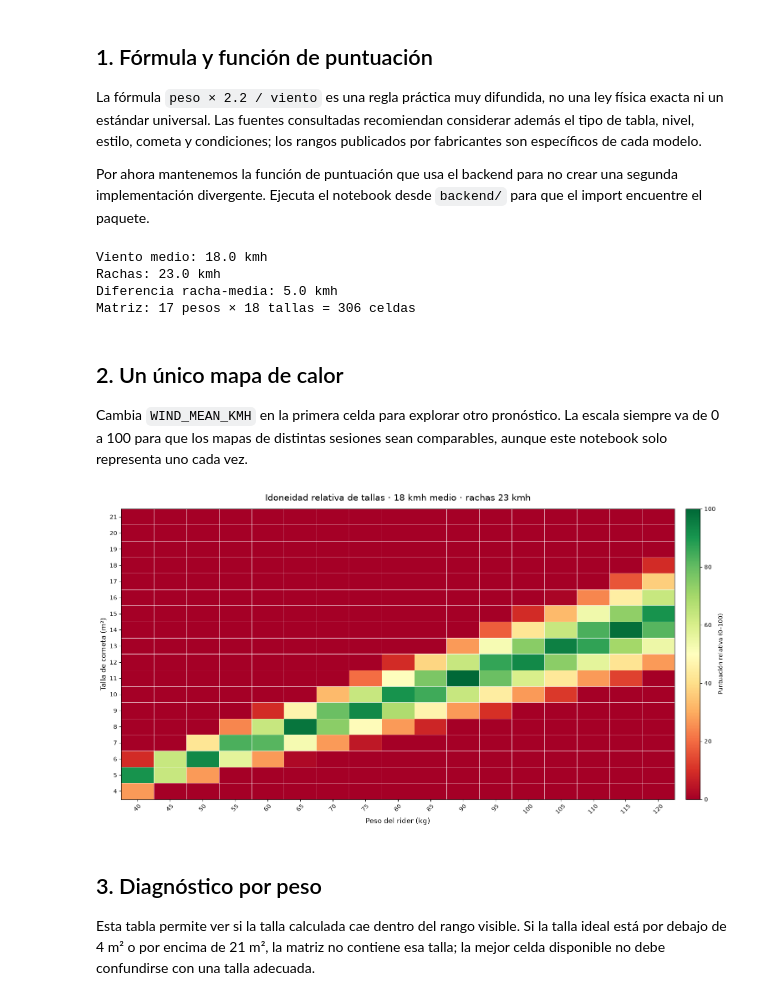
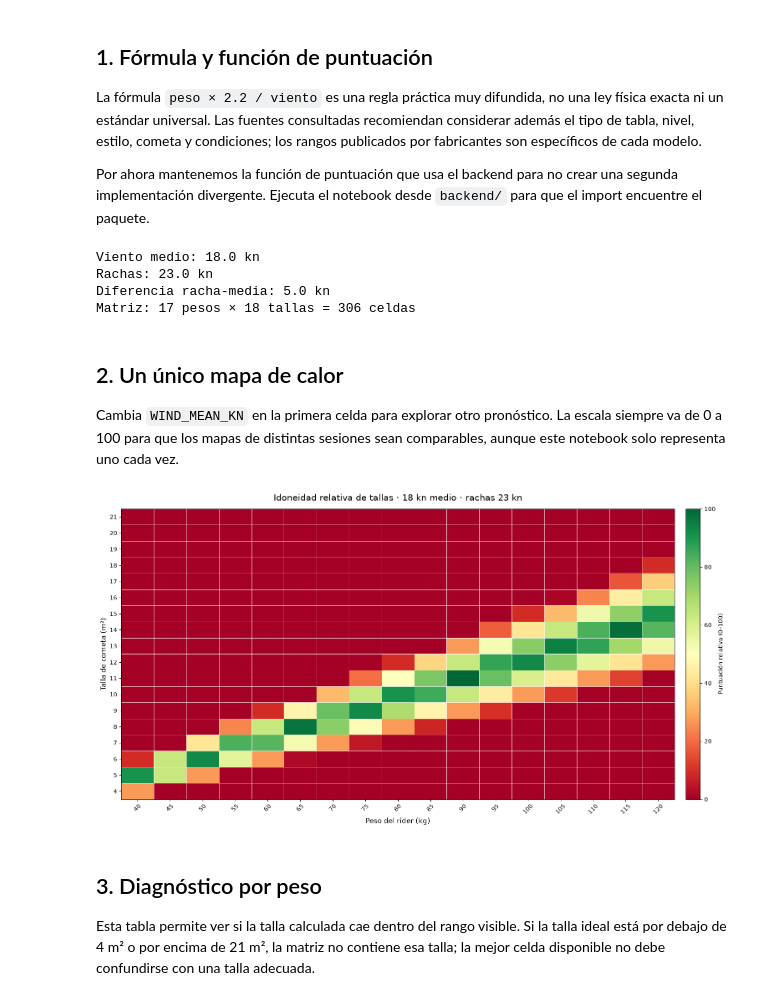
Before and after one commit to serbetancor/kite-forecast, a Jupyter notebook: backend/notebooks/kite_sizing_exploration.ipynb, the cells around one changed output. Drawn from its saved outputs; the diff is of its cells as text; code cells hidden in the pictures.

Commit message:
chore: use knots instead of kmh as wind units

```diff
--- a/backend/notebooks/kite_sizing_exploration.ipynb
+++ b/backend/notebooks/kite_sizing_exploration.ipynb
@@ -15,8 +15,8 @@ import matplotlib.pyplot as plt
 import numpy as np
 
 # Ajusta estos valores para explorar el pronóstico horario seleccionado.
-WIND_MEAN_KMH = 18.0
-WIND_GUSTS_KMH = 23.0  # usa None si no hay dato de rachas
+WIND_MEAN_KN = 18.0
+WIND_GUSTS_KN = 23.0  # usa None si no hay dato de rachas
 
 WEIGHT_MIN_KG = 40
 WEIGHT_MAX_KG = 120
@@ -43,81 +43,81 @@ Por ahora mantenemos la función de puntuación que usa el backend para no crear
 from kite_forecast.services.kite_sizing import _suitability_score
 
 
-def ideal_kite_size(weight_kg: float, wind_kmh: float) -> float:
+def ideal_kite_size(weight_kg: float, wind_kn: float) -> float:
     """Estimación inicial para freeride/twin-tip; no es una recomendación validada."""
-    if wind_kmh <= 0:
+    if wind_kn <= 0:
         return float("nan")
-    return weight_kg * 2.2 / wind_kmh
+    return weight_kg * 2.2 / wind_kn
 
 
-def build_scores(wind_kmh: float) -> np.ndarray:
+def build_scores(wind_kn: float) -> np.ndarray:
     """Matriz [talla, peso], reutilizando la puntuación del servicio backend."""
     scores = np.zeros((len(kite_sizes_m2), len(weights_kg)), dtype=float)
-    if wind_kmh <= 0:
+    if wind_kn <= 0:
         return scores
 
     for col, weight in enumerate(weights_kg):
-        ideal_size = ideal_kite_size(float(weight), wind_kmh)
+        ideal_size = ideal_kite_size(float(weight), wind_kn)
         for row, size in enumerate(kite_sizes_m2):
             scores[row, col] = _suitability_score(int(size), ideal_size)
     return scores
 
 
-print(f"Viento medio: {WIND_MEAN_KMH:.1f} kmh")
-if WIND_GUSTS_KMH is not None:
-    print(f"Rachas: {WIND_GUSTS_KMH:.1f} kmh")
-    print(f"Diferencia racha-media: {WIND_GUSTS_KMH - WIND_MEAN_KMH:.1f} kmh")
+print(f"Viento medio: {WIND_MEAN_KN:.1f} kn")
+if WIND_GUSTS_KN is not None:
+    print(f"Rachas: {WIND_GUSTS_KN:.1f} kn")
+    print(f"Diferencia racha-media: {WIND_GUSTS_KN - WIND_MEAN_KN:.1f} kn")
 print(
     f"Matriz: {len(weights_kg)} pesos × {len(kite_sizes_m2)} tallas = {len(weights_kg) * len(kite_sizes_m2)} celdas"
 )
 # %% [output]
-Viento medio: 18.0 kmh
-Rachas: 23.0 kmh
-Diferencia racha-media: 5.0 kmh
+Viento medio: 18.0 kn
+Rachas: 23.0 kn
+Diferencia racha-media: 5.0 kn
 Matriz: 17 pesos × 18 tallas = 306 celdas
 # %% [markdown]
 ## 2. Un único mapa de calor
 
-Cambia `WIND_MEAN_KMH` en la primera celda para explorar otro pronóstico. La escala siempre va de 0 a 100 para que los mapas de distintas sesiones sean comparables, aunque este notebook solo representa uno cada vez.
+Cambia `WIND_MEAN_KN` en la primera celda para explorar otro pronóstico. La escala siempre va de 0 a 100 para que los mapas de distintas sesiones sean comparables, aunque este notebook solo representa uno cada vez.
 # %%
-scores = build_scores(WIND_MEAN_KMH)
+scores = build_scores(WIND_MEAN_KN)
 
 fig, ax = plt.subplots(figsize=(15, 8), constrained_layout=True)
 image = ax.imshow(
     scores,
     origin="lower",
     aspect="auto",
     interpolation="nearest",
     extent=[
         weights_kg[0] - WEIGHT_STEP_KG / 2,
         weights_kg[-1] + WEIGHT_STEP_KG / 2,
         kite_sizes_m2[0] - 0.5,
         kite_sizes_m2[-1] + 0.5,
     ],
     cmap="RdYlGn",
     vmin=0,
     vmax=100,
 )
 
-wind_label = f"{WIND_MEAN_KMH:g} kmh medio"
-if WIND_GUSTS_KMH is not None:
-    wind_label += f" · rachas {WIND_GUSTS_KMH:g} kmh"
+wind_label = f"{WIND_MEAN_KN:g} kn medio"
+if WIND_GUSTS_KN is not None:
+    wind_label += f" · rachas {WIND_GUSTS_KN:g} kn"
 ax.set_title(f"Idoneidad relativa de tallas · {wind_label}", fontsize=15, pad=14)
 ax.set_xlabel("Peso del rider (kg)", fontsize=12)
 ax.set_ylabel("Talla de cometa (m²)", fontsize=12)
 ax.set_xticks(weights_kg)
 ax.set_yticks(kite_sizes_m2)
 ax.tick_params(axis="x", labelrotation=45)
 ax.set_xticks(np.arange(weights_kg[0] - 2.5, weights_kg[-1] + 2.6, 5), minor=True)
 ax.set_yticks(np.arange(kite_sizes_m2[0] - 0.5, kite_sizes_m2[-1] + 0.6, 1), minor=True)
 ax.grid(which="minor", color="white", linewidth=0.7, alpha=0.75)
 ax.tick_params(which="minor", bottom=False, left=False)
 
 cbar = fig.colorbar(image, ax=ax, pad=0.02)
 cbar.set_label("Puntuación relativa (0–100)")
 plt.show()
 # %% [output]
-[figure, old version]
+[figure, new version]
 # %% [markdown]
 ## 3. Diagnóstico por peso
 
```
Also changed, not shown: parts of 2 cells of this notebook, 23 other files.
